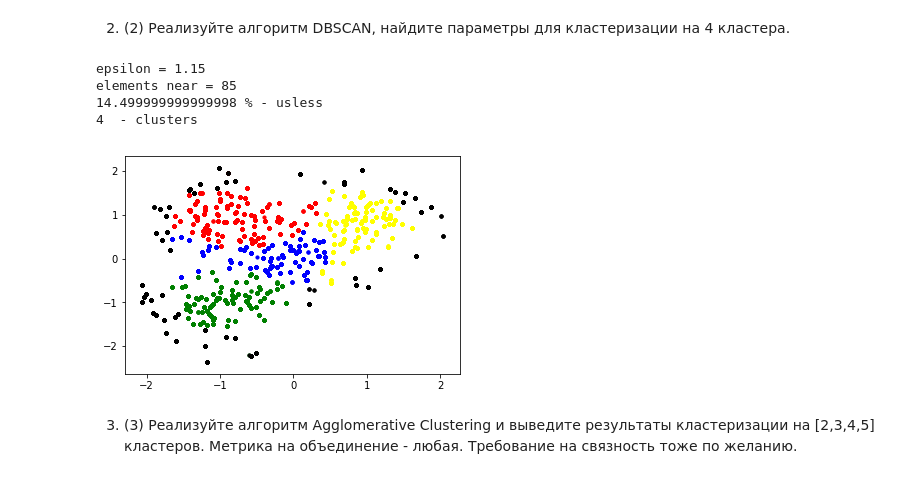
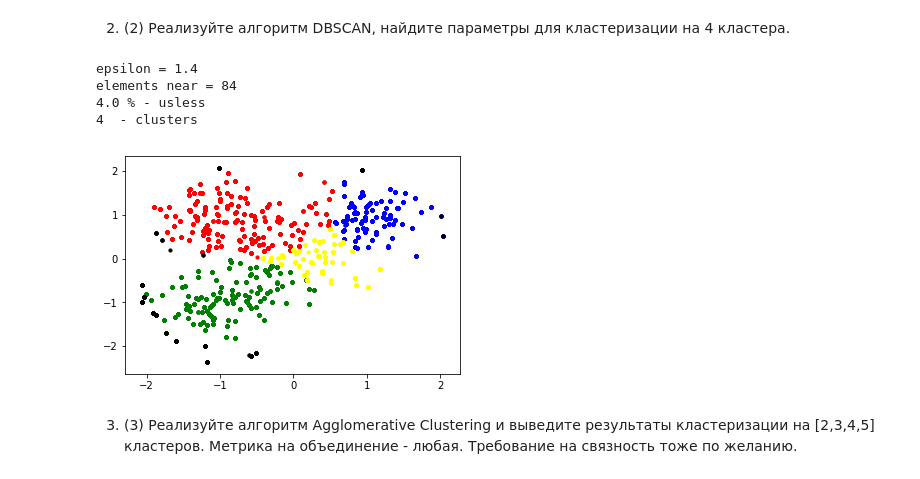
Before and after one commit to Vasiliy566/bioinformatics, a Jupyter notebook: bioinf_HW/HW2.ipynb, the cells around one changed output. Saved outputs shown, nothing was run; the diff lists cells and outputs as text; code cells hidden in the pictures.

```diff
--- a/bioinf_HW/HW2.ipynb
+++ b/bioinf_HW/HW2.ipynb
@@ -8,9 +9,12 @@ import matplotlib.pyplot as plt
 data = pd.read_csv('/home/vasily/_Bioinfromatics/ml_homeworks/test_data/blobs.csv')
 # %% [markdown]
 1. (2) Реализуйте алгоритм k-means и кластеризуйте точки датасета на [2,3,4,5] кластеров.
-# %%
-def point_dist(p1, p2):
-    return ( (p1[0] - p2[0]) ** 2 + (p1[1] - p2[1]) ** 2 ) ** 0.5
+# %%
+def point_dist(coordinates_vector1, coordinates_vector2):
+    sum = 0
+    for i in range(len(coordinates_vector1)):
+        sum +=  (coordinates_vector1[i] - coordinates_vector2[i] ) ** 2
+    return sum ** 0.5
 # %%
 sum = 0
 for j in data.values.tolist():
@@ -94,7 +98,7 @@ def show_clusters2(e, m):
     clusters = dbscan(data.values.tolist(), e, m)
     x = [[] for i in range(len(clusters))]
     y = [[] for i in range(len(clusters))]
-    colors = ['RED', 'GREEN', 'BLUE', 'YELLOW', 'BLACK', 'BLACK' ]
+    colors = ['RED', 'GREEN', 'BLUE', 'YELLOW', 'BLACK', 'BLACK', 'BLACK' ]
 
     for j in range(len(clusters) ):
         for i in clusters[j]:
@@ -112,39 +116,39 @@ def dbscan(dataset, e, m):
     # Преподготовка датасета - выделяем шум в отдельный кластер
     for point in dataset:
         near_pts = 0
         for point2 in dataset:
             if point_dist(point, point2) < e:
                 near_pts += 1
         if near_pts < m:
             usless.append(point)
 
 
     for point in dataset:
         cluster = []
         if not(point in usless): # шум не может быть центром кластера
             for i in range(len(dataset)):
                 if point_dist(point, dataset[i]) < e:
                     cluster.append(dataset[i])
 
             clusters.append(cluster)# Добавляем выделенный кластер
 
             for item in cluster: # Удаляем все элементы выделенного кластера
                 dataset.remove(item)
     print(len(usless) / 400 * 100, '% - usless')
     print(len(clusters) - 1, ' - clusters') # -1 потому что выделяем шум в отдельный кластер
     clusters.append(usless)
 
     return clusters
-eps = 1.15 # Среднее расстояние - 1.75, берем меньше
-m = 85     # Из расчета: 4 кластера, 15% шума : (400 - 400*0.15) / 4 = 85 элементов в кластере
+eps = 1.40 # Среднее расстояние - 1.75, берем меньше
+m = 84     # Из расчета: 4 кластера, 15% шума : (400 - 400*0.15) / 4 = 85
 print('epsilon = {}\nelements near = {}'.format(eps , m) )
 show_clusters2(eps, m)
 # %% [output]
-epsilon = 1.15
-elements near = 85
-14.499999999999998 % - usless
+epsilon = 1.4
+elements near = 84
+4.0 % - usless
 4  - clusters
-[figure, old version]
+[figure, new version]
 # %% [markdown]
 3. (3) Реализуйте алгоритм Agglomerative Clustering и выведите результаты кластеризации на [2,3,4,5] кластеров. Метрика на объединение - любая. Требование на связность тоже по желанию.
 # %%
```
Also changed, not shown: parts of 9 cells of this notebook.
